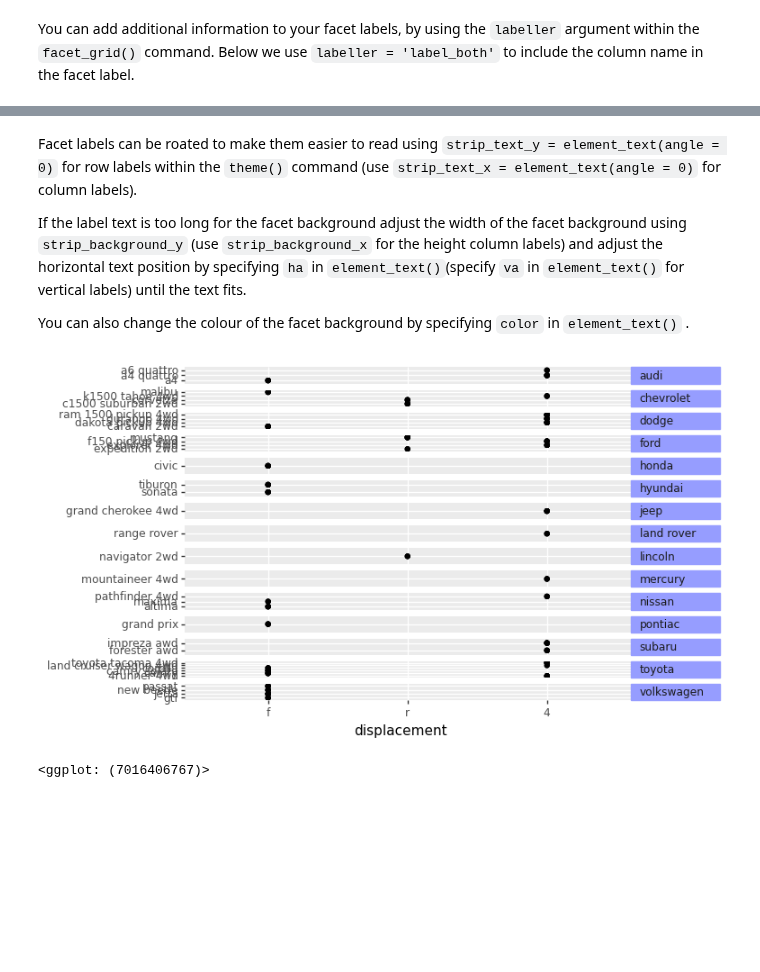
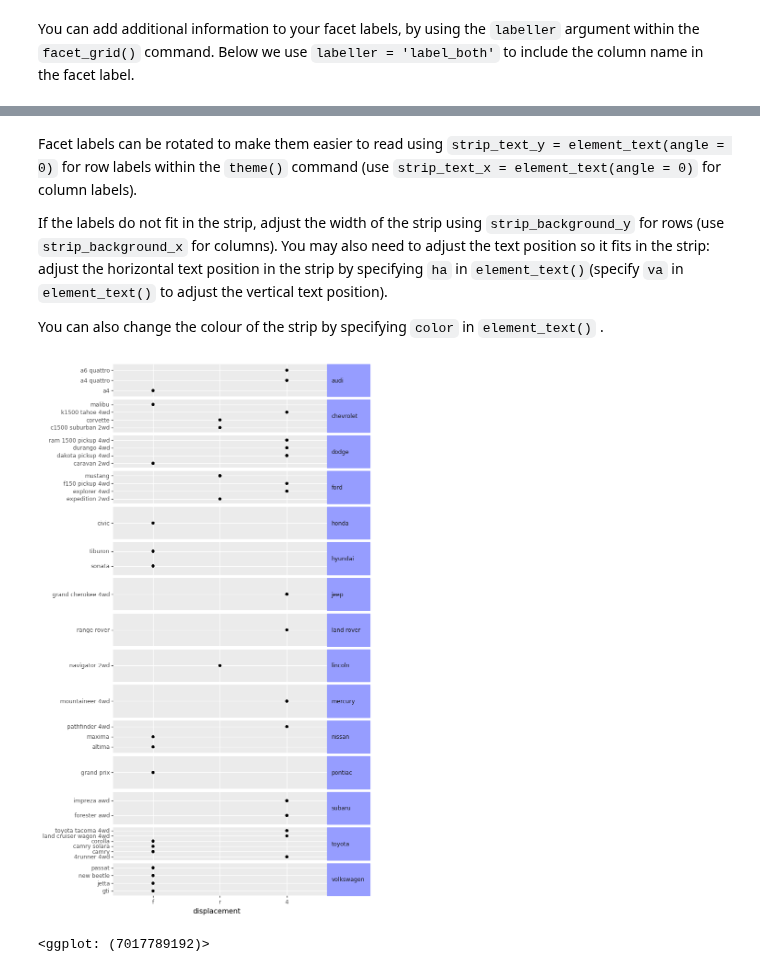
Before and after one commit to has2k1/plotnine-examples, a Jupyter notebook: plotnine_examples/examples/facet_grid.ipynb, the cells around one changed output, grey strips where cells are left out. Saved outputs shown, nothing was run; the diff lists cells and outputs as text; code cells hidden in the pictures; blank space fills up the shorter version.

```diff
--- a/plotnine_examples/examples/facet_grid.ipynb
+++ b/plotnine_examples/examples/facet_grid.ipynb
@@ -110,0 +117,3 @@ You can add additional information to your facet labels, by using the `labeller`
+# %%
+# add additional column
+mpg["transmission"] = mpg['trans'].map(lambda x: "auto" if "auto" in x else "man" if "man" in x else "")
@@ -111,24 +131,26 @@ You can add additional information to your facet labels, by using the `labeller`
 # %% [markdown]
-Facet labels can be roated to make them easier to read using `strip_text_y = element_text(angle = 0)` for row labels within the `theme()` command (use `strip_text_x = element_text(angle = 0)` for column labels).
+Facet labels can be rotated to make them easier to read using `strip_text_y = element_text(angle = 0)` for row labels within the `theme()` command (use `strip_text_x = element_text(angle = 0)` for column labels).
 
-If the label text is too long for the facet background adjust the width of the facet background using `strip_background_y` (use `strip_background_x` for the height column labels) and adjust the horizontal text position by specifying `ha` in `element_text()`(specify `va` in `element_text()` for vertical labels) until the text fits.
+If the labels do not fit in the strip, adjust the width of the strip using `strip_background_y` for rows (use `strip_background_x` for columns). You may also need to adjust the text position so it fits in the strip: adjust the horizontal text position in the strip by specifying `ha` in `element_text()`(specify `va` in `element_text()` to adjust the vertical text position).
 
-You can also change the colour of the facet background by specifying `color` in `element_text()` .
+You can also change the colour of the strip by specifying `color` in `element_text()` .
 # %%
 (
     ggplot(mpg, aes(x='drv', y='model'))
     + geom_point()
     + facet_grid('manufacturer ~ .', scales = 'free')
     + theme(strip_text_y = element_text(angle = 0,              # change facet text angle
                                         ha = 'left'             # change text alignment
                                        ),
             strip_background_y = element_text(color = '#969dff' # change background colour of facet background
                                               , width = 0.2     # adjust width of facet background to fit facet text
-                                             )
+                                             ),
+            figure_size=(6, 15)                                 # adjust width & height of figure to fit y-axis
            )
+    #+ theme
     + xlab('displacement')
     + ylab('')
 )
 # %% [output]
-[figure, old version]
+[figure, new version]
-<ggplot: (7016406767)>
+<ggplot: (7017789192)>
```
Also changed, not shown: parts of 14 cells of this notebook.
